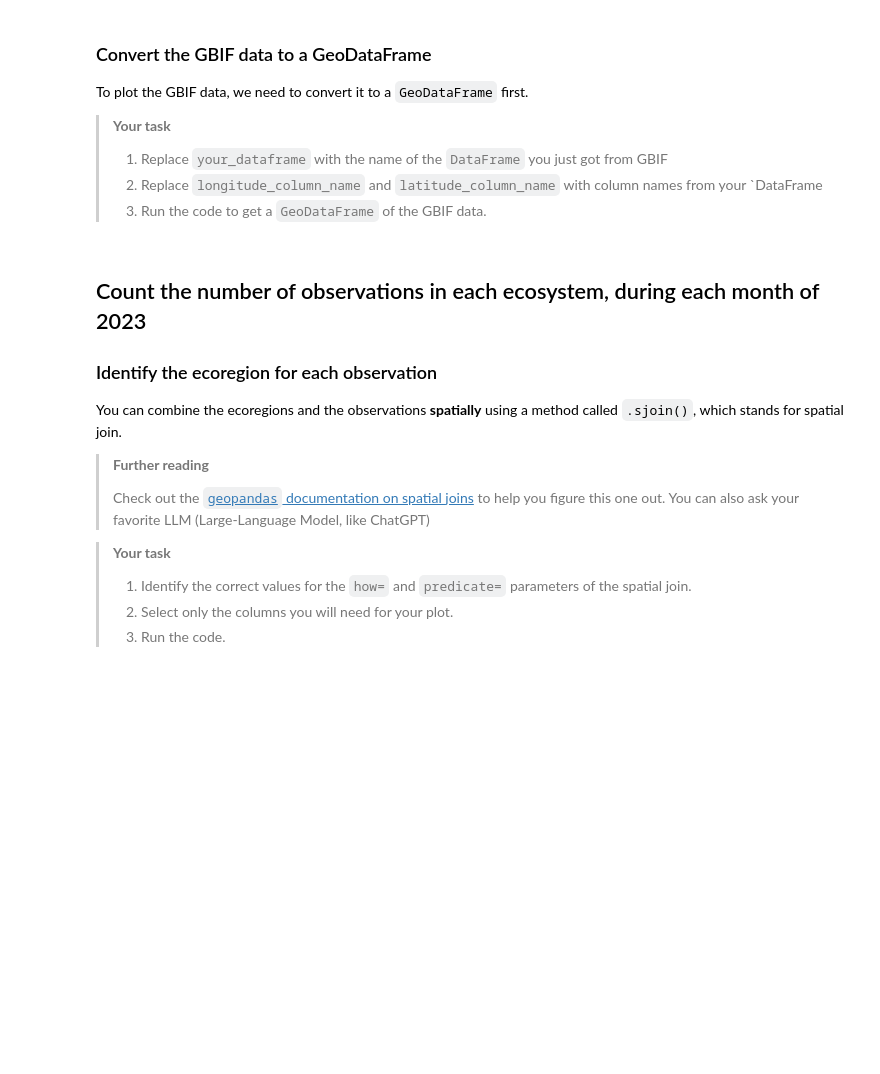
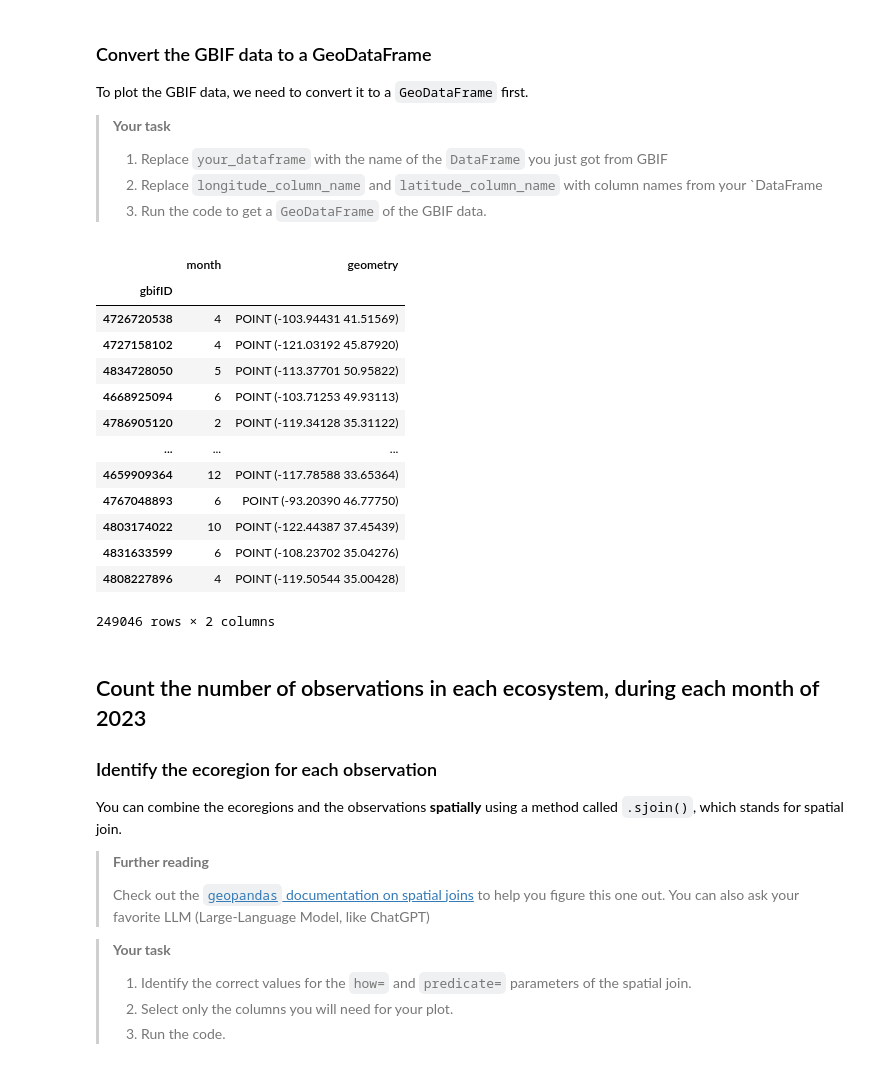
Before and after one commit to rachelsadler/stars-02-species-distribution-Second, a Jupyter notebook: species-distribution.ipynb, the cells around one changed output. Drawn from its saved outputs; the diff is of its cells as text; code cells hidden in the pictures; blank space fills up the shorter version.

```diff
--- a/species-distribution.ipynb
+++ b/species-distribution.ipynb
@@ -396,15 +397,30 @@ To plot the GBIF data, we need to convert it to a `GeoDataFrame` first.
 # %%
 gbif_gdf = (
     gpd.GeoDataFrame(
-        your_dataframe,
+        gbif_df,
         geometry=gpd.points_from_xy(
-            your_dataframe.longitude_column_name,
-            your_dataframe.latitude_column_name),
+            gbif_df.decimalLongitude,
+            gbif_df.decimalLatitude),
         crs="EPSG:4326")
     # Select the desired columns
-    [[]]
+    [['month', 'geometry']]
 )
 gbif_gdf
+# %% [output]
+|  | month | geometry |
+| gbifID |  |  |
+| 4726720538 | 4 | POINT (-103.94431 41.51569) |
+| 4727158102 | 4 | POINT (-121.03192 45.87920) |
+| 4834728050 | 5 | POINT (-113.37701 50.95822) |
+| 4668925094 | 6 | POINT (-103.71253 49.93113) |
+| 4786905120 | 2 | POINT (-119.34128 35.31122) |
+| ... | ... | ... |
+| 4659909364 | 12 | POINT (-117.78588 33.65364) |
+| 4767048893 | 6 | POINT (-93.20390 46.77750) |
+| 4803174022 | 10 | POINT (-122.44387 37.45439) |
+| 4831633599 | 6 | POINT (-108.23702 35.04276) |
+| 4808227896 | 4 | POINT (-119.50544 35.00428) |
+249046 rows × 2 columns
 # %% [markdown]
 ## Count the number of observations in each ecosystem, during each month of 2023
 
```
Also changed, not shown: parts of 5 cells of this notebook, 1 other file.
